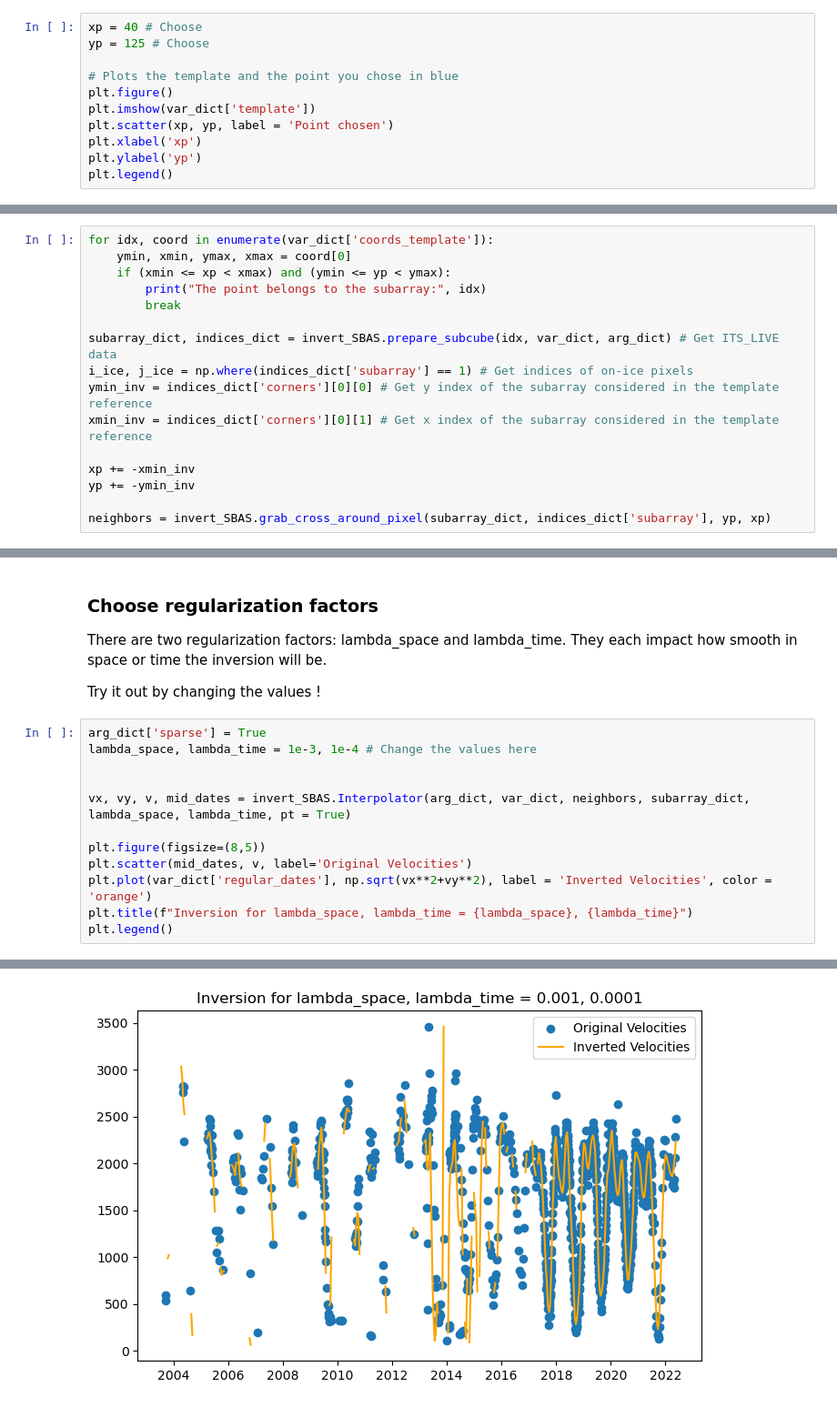
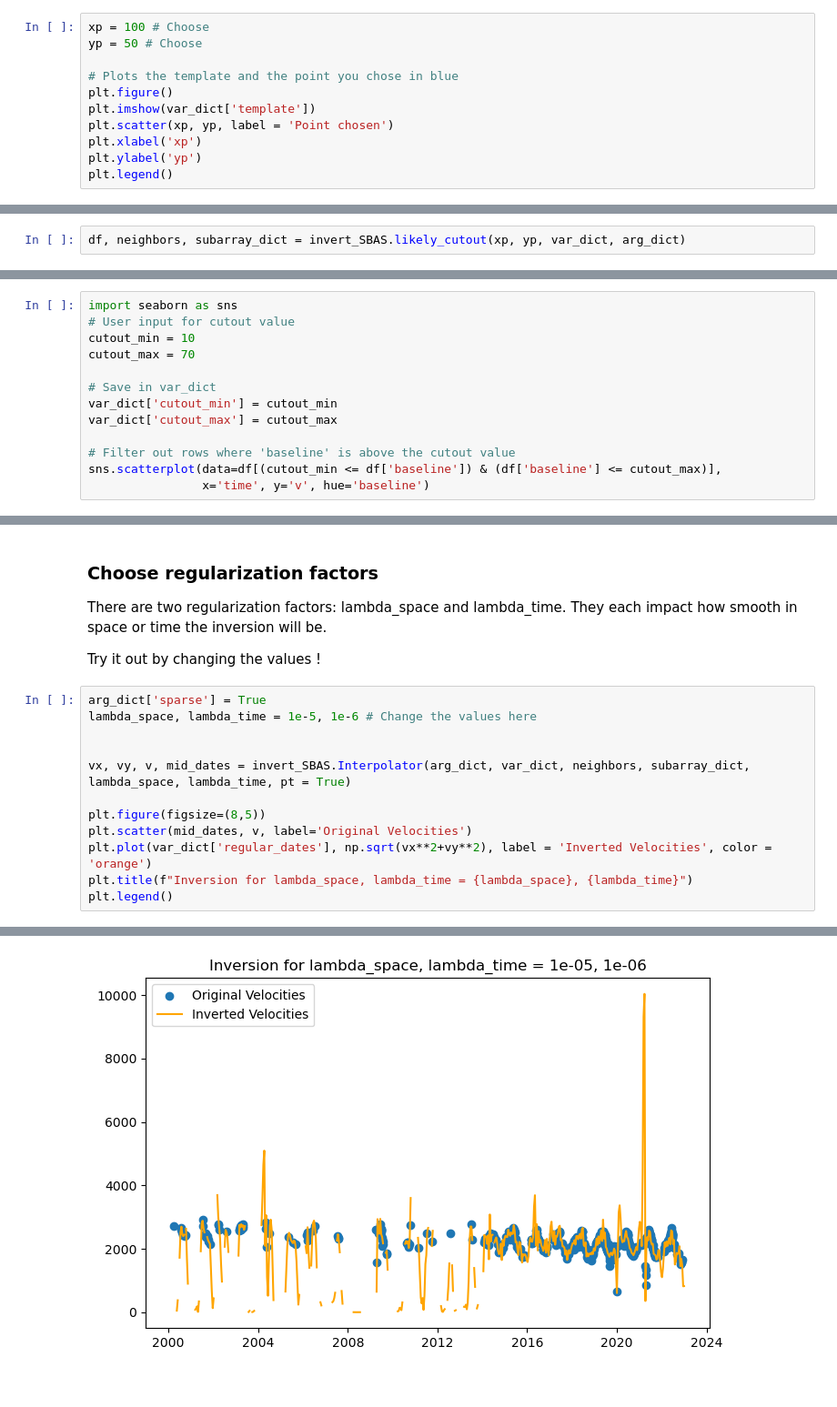
Before and after one commit to vdevauxchupin/ITS_LIVE_TOOL, a Jupyter notebook: roadmap_SBAS.ipynb, the cells around one changed output, grey strips where cells are left out. Shown: that part at 91% size. Saved outputs shown, nothing was run; the diff lists cells and outputs as text.

```diff
--- a/roadmap_SBAS.ipynb
+++ b/roadmap_SBAS.ipynb
@@ -254,8 +273,8 @@ Starting subdividing the area of interest......
 ### Select a point on the template that is on-ice, and surrounded by ice
 Do this by choosing values for xp and yp
 # %%
-xp = 40 # Choose
-yp = 125 # Choose
+xp = 100 # Choose
+yp = 50 # Choose
 
 # Plots the template and the point you chose in blue
 plt.figure()
@@ -270,18 +289,2 @@ plt.legend()
 # %% [markdown]
 Run this cell to load the velocities for this point and its neighbors
-# %%
-for idx, coord in enumerate(var_dict['coords_template']):
-    ymin, xmin, ymax, xmax = coord[0]
-    if (xmin <= xp < xmax) and (ymin <= yp < ymax):
-        print("The point belongs to the subarray:", idx)
-        break
-
-subarray_dict, indices_dict = invert_SBAS.prepare_subcube(idx, var_dict, arg_dict) # Get ITS_LIVE data
-i_ice, j_ice = np.where(indices_dict['subarray'] == 1) # Get indices of on-ice pixels
-ymin_inv = indices_dict['corners'][0][0] # Get y index of the subarray considered in the template reference
-xmin_inv = indices_dict['corners'][0][1] # Get x index of the subarray considered in the template reference
-
-xp += -xmin_inv
-yp += -ymin_inv
-
-neighbors = invert_SBAS.grab_cross_around_pixel(subarray_dict, indices_dict['subarray'], yp, xp)
@@ -289,0 +291,2 @@ The point belongs to the subarray: 3
+# %%
+df, neighbors, subarray_dict = invert_SBAS.likely_cutout(xp, yp, var_dict, arg_dict)
@@ -289,0 +297,13 @@ The point belongs to the subarray: 3
+# %%
+import seaborn as sns
+# User input for cutout value
+cutout_min = 10
+cutout_max = 70
+
+# Save in var_dict
+var_dict['cutout_min'] = cutout_min
+var_dict['cutout_max'] = cutout_max
+
+# Filter out rows where 'baseline' is above the cutout value
+sns.scatterplot(data=df[(cutout_min <= df['baseline']) & (df['baseline'] <= cutout_max)],
+                x='time', y='v', hue='baseline')
@@ -296,19 +319,19 @@ They each impact how smooth in space or time the inversion will be.
 Try it out by changing the values !
 # %%
 arg_dict['sparse'] = True
-lambda_space, lambda_time = 1e-3, 1e-4 # Change the values here
+lambda_space, lambda_time = 1e-5, 1e-6 # Change the values here
 
 
 vx, vy, v, mid_dates = invert_SBAS.Interpolator(arg_dict, var_dict, neighbors, subarray_dict, lambda_space, lambda_time, pt = True)
 
 plt.figure(figsize=(8,5))
 plt.scatter(mid_dates, v, label='Original Velocities')
 plt.plot(var_dict['regular_dates'], np.sqrt(vx**2+vy**2), label = 'Inverted Velocities', color = 'orange')
 plt.title(f"Inversion for lambda_space, lambda_time = {lambda_space}, {lambda_time}")
 plt.legend()
 # %% [output]
 <matplotlib.legend.Legend at 0x...>
-[figure, old version]
+[figure, new version]
 # %%
 vxInv = np.full((len(var_dict['regular_dates']), var_dict['template'].shape[0], var_dict['template'].shape[1]), np.nan)
 vyInv = np.full((len(var_dict['regular_dates']), var_dict['template'].shape[0], var_dict['template'].shape[1]), np.nan)
```
Also changed, not shown: parts of 9 cells of this notebook.
